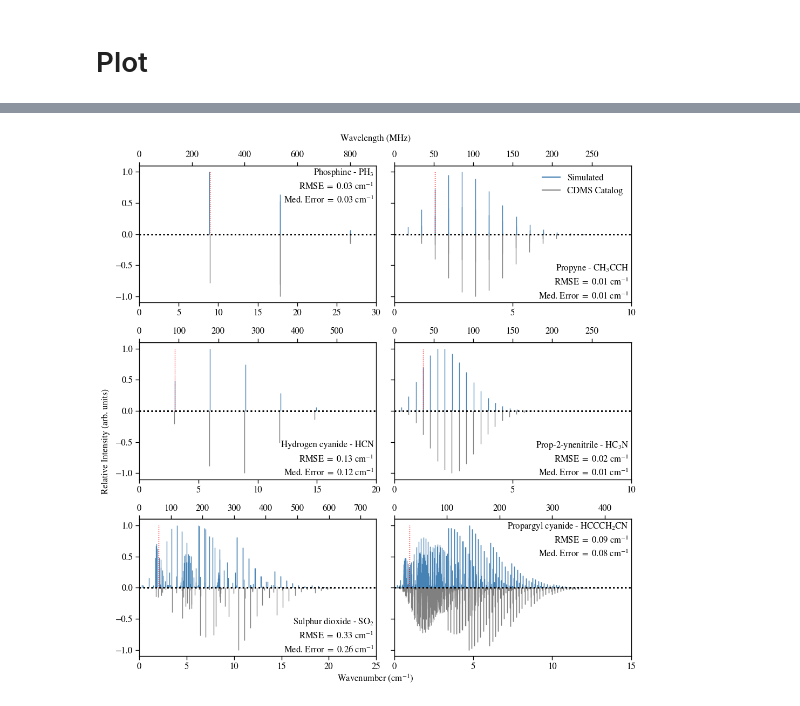
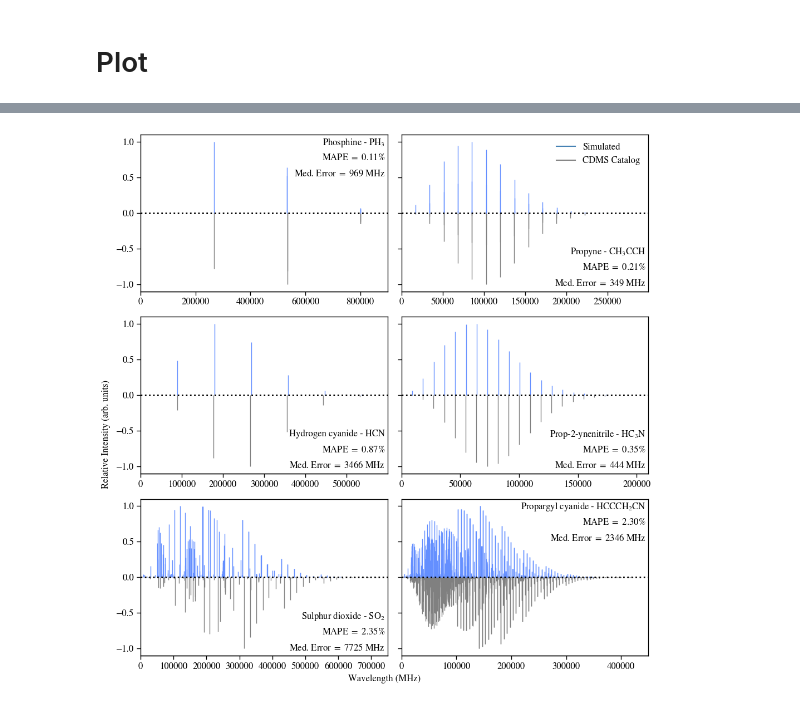
Before and after one commit to mpettyjo/4_BigData, a Jupyter notebook: Plots/RotationalSpec_Compareto_CDMS_JPL.ipynb, the cells around one changed output, grey strips where cells are left out. Cells and saved outputs as stored; diff of their text form; code cells hidden in the pictures.

Commit message:
CDMS add MAPE

```diff
--- a/Plots/RotationalSpec_Compareto_CDMS_JPL.ipynb
+++ b/Plots/RotationalSpec_Compareto_CDMS_JPL.ipynb
@@ -124,3 +95,0 @@ Table length=4392
-# %%
-comp_data = pd.read_csv('/Users/z5380625/Documents/Research/4_BigData/PGOPHER Simulations/Full/H3P.csv',header=1)
-comp_data
@@ -256,13 +203,13 @@ def plot_CDMS_JPL(freq, intens, source, i , j):
     return
 # %%
 def plot_simulation(freq, intens, i , j):
-    markers,stems,base = ax[i,j].stem(freq,intens,markerfmt=' ', basefmt=' ', linefmt='steelblue')
+    markers,stems,base = ax[i,j].stem(freq,intens,markerfmt=' ', basefmt=' ', linefmt='#648FFF')
     ax[i,j].hlines(y=0, xmin=0, xmax=100, linewidth=2, colors='k', linestyle=':')
     plt.setp(stems, 'linewidth', 1)
     return
 # %%
 def wavenumbers2MHz(x):
-    return (x * 29979.2458)/1000
+    return (x * 29979.2458)
 
 def MHztowavenumbers(x):
     return x * 0.0000334
@@ -420,9 +416,9 @@ def compute_RMSE_positions(loc_QNs,mol_id,formula):
 def plot_axes():
     ax[i,j].text(0.99,0.25,mol_label,horizontalalignment='right',
     verticalalignment='center',transform = ax[i,j].transAxes)
-    ax[i,j].text(0.99,0.15,r'RMSE $=$ {0:.2f} cm$^{{-1}}$'.format(sum_diff_all),horizontalalignment='right',
+    ax[i,j].text(0.99,0.15,r'MAPE $=$ {0:.2f}%'.format(MAPE_all),horizontalalignment='right',
     verticalalignment='center',transform = ax[i,j].transAxes)
-    ax[i,j].text(0.99,0.05,r'Med. Error $=$ {0:.2f} cm$^{{-1}}$'.format(median_error),horizontalalignment='right',
+    ax[i,j].text(0.99,0.05,r'Med. Error $=$ {0:.0f} MHz'.format(median_error*29979.2458),horizontalalignment='right',
     verticalalignment='center',transform = ax[i,j].transAxes)
     return
 # %%
@@ -503,13 +499,26 @@ fig, ax = plt.subplots(3,2)
 fig.subplots_adjust(wspace=0.1)
 fig.subplots_adjust(hspace=0.1)
 fig.text(0.00,0.35,"Relative Intensity (arb. units)", rotation = 'vertical', horizontalalignment = 'center')
-fig.text(0.5,0.0,"Wavenumber (cm$^{-1}$)", rotation = 'horizontal', horizontalalignment = 'center')
-fig.text(0.5,1.0,"Wavelength (MHz)", rotation = 'horizontal', horizontalalignment = 'center')
+fig.text(0.5,0.0,r"Wavelength (MHz)", rotation = 'horizontal', horizontalalignment = 'center')
+# fig.text(0.5,1.0,"Wavelength (MHz)", rotation = 'horizontal', horizontalalignment = 'center')
 source_line = Line2D([0], [0], label='CDMS Catalog', color='grey')
 scaled_harm = Line2D([0], [0], label='Simulated', color='steelblue')
 handles_mc = [scaled_harm,source_line]
 ax[0,1].legend(handles= handles_mc, ncol = 1, frameon=False, loc = 'upper right')
 
+k_list = []
+error_4_list = []
+error_6_list = []
+error_10_list = []
+error_20_list = []
+error_30_list = []
+
+MAPE_4_list = []
+MAPE_6_list = []
+MAPE_10_list = []
+MAPE_20_list = []
+MAPE_30_list = []
+MAPE_all_list = []
 
 for mol in all_list:
     mol_id = mol[0]
@@ -525,32 +534,46 @@ for mol in all_list:
     upper = mol[5]
 
     loc_QNs = mol[-1]
-    sum_diff_all, median_error = compute_RMSE_positions(loc_QNs,mol_id,mol_formula)
+    sum_diff_all, median_error, error_4, error_6, error_10, error_20, error_30,MAPE_4,MAPE_6,MAPE_10,MAPE_20,MAPE_30,MAPE_all = compute_RMSE_positions(loc_QNs,mol_id,mol_formula)
+
+    k_list.append(k)
+    error_4_list.append(error_4)
+    error_6_list.append(error_6)
+    error_10_list.append(error_10)
+    error_20_list.append(error_20)
+    error_30_list.append(error_30)
+
+    MAPE_4_list.append(MAPE_4)
+    MAPE_6_list.append(MAPE_6)
+    MAPE_10_list.append(MAPE_10)
+    MAPE_20_list.append(MAPE_20)
+    MAPE_30_list.append(MAPE_30)
+    MAPE_all_list.append(MAPE_all)
 
     if source == 'CDMS':
         freq_observ, intens_observ = CDMS_get_frequencues_intensities(mol_id)
         freq_sim, intens_sim = simulated_frequencies_intensities(mol_formula)
-        freq_diatomic, intens_diatomic = determine_max_intensity_diatomic(B)
+        # freq_diatomic, intens_diatomic = determine_max_intensity_diatomic(B)
     elif source == 'JPL':
         freq, intens = JPL_get_frequencues_intensities(mol_id)
 
     plot_CDMS_JPL(freq_observ, intens_observ, source, i , j)
     plot_simulation(freq_sim,intens_sim,i, j)
-    plot_simulation_diatomic(freq_diatomic, intens_diatomic, i, j)
+    # plot_simulation_diatomic(freq_diatomic, intens_diatomic, i, j)
 
 
     ax[i, j].set_xlim(0, upper)
-    ax[i, j].set_xticks(np.arange(0,upper+5,5))
-    ax[i, j].set_xticklabels(np.arange(0,upper+5,5))
+    ax[i, j].set_xticks([]) #np.arange(0,upper+5,5)
+    ax[i, j].set_xticklabels([])
 
-    ax[i,j].secondary_xaxis('top',functions=(wavenumbers2MHz, MHztowavenumbers))
+    ax[i,j].secondary_xaxis('bottom',functions=(wavenumbers2MHz, MHztowavenumbers))
 
     if (mol_formula == 'H3P') or (mol_formula == 'C4H3N_5'):
         ax[i,j].text(0.99,0.95,mol_label,horizontalalignment='right',
         verticalalignment='center',transform = ax[i,j].transAxes)
-        ax[i,j].text(0.99,0.85,r'RMSE $=$ {0:.2f} cm$^{{-1}}$'.format(sum_diff_all),horizontalalignment='right',
+        ax[i,j].text(0.99,0.85,r'MAPE $=$ {0:.2f}%'.format(MAPE_all),horizontalalignment='right',
         verticalalignment='center',transform = ax[i,j].transAxes)
-        ax[i,j].text(0.99,0.75,r'Med. Error $=$ {0:.2f} cm$^{{-1}}$'.format(median_error),horizontalalignment='right',
+        ax[i,j].text(0.99,0.75,r'Med. Error $=$ {0:.0f} MHz'.format(median_error*29979.2458),horizontalalignment='right',
         verticalalignment='center',transform = ax[i,j].transAxes)
     else:
        plot_axes()
@@ -581 +609 @@ RotConts:  0.6685493357508013 0.0964872508900807 0.0856566340137883
-[figure, old version]
+[figure, new version]
```
Also changed, not shown: parts of 7 cells of this notebook.
